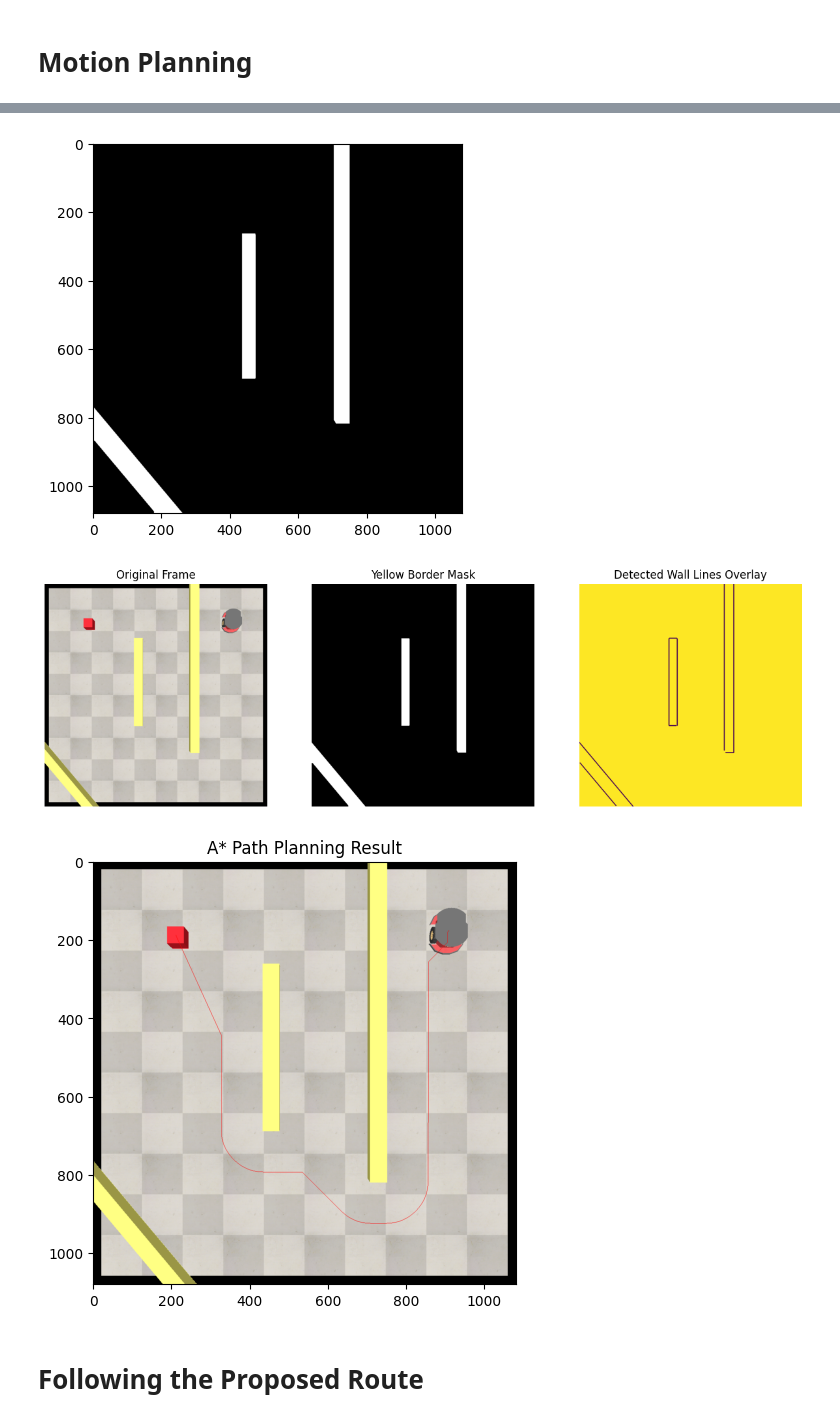
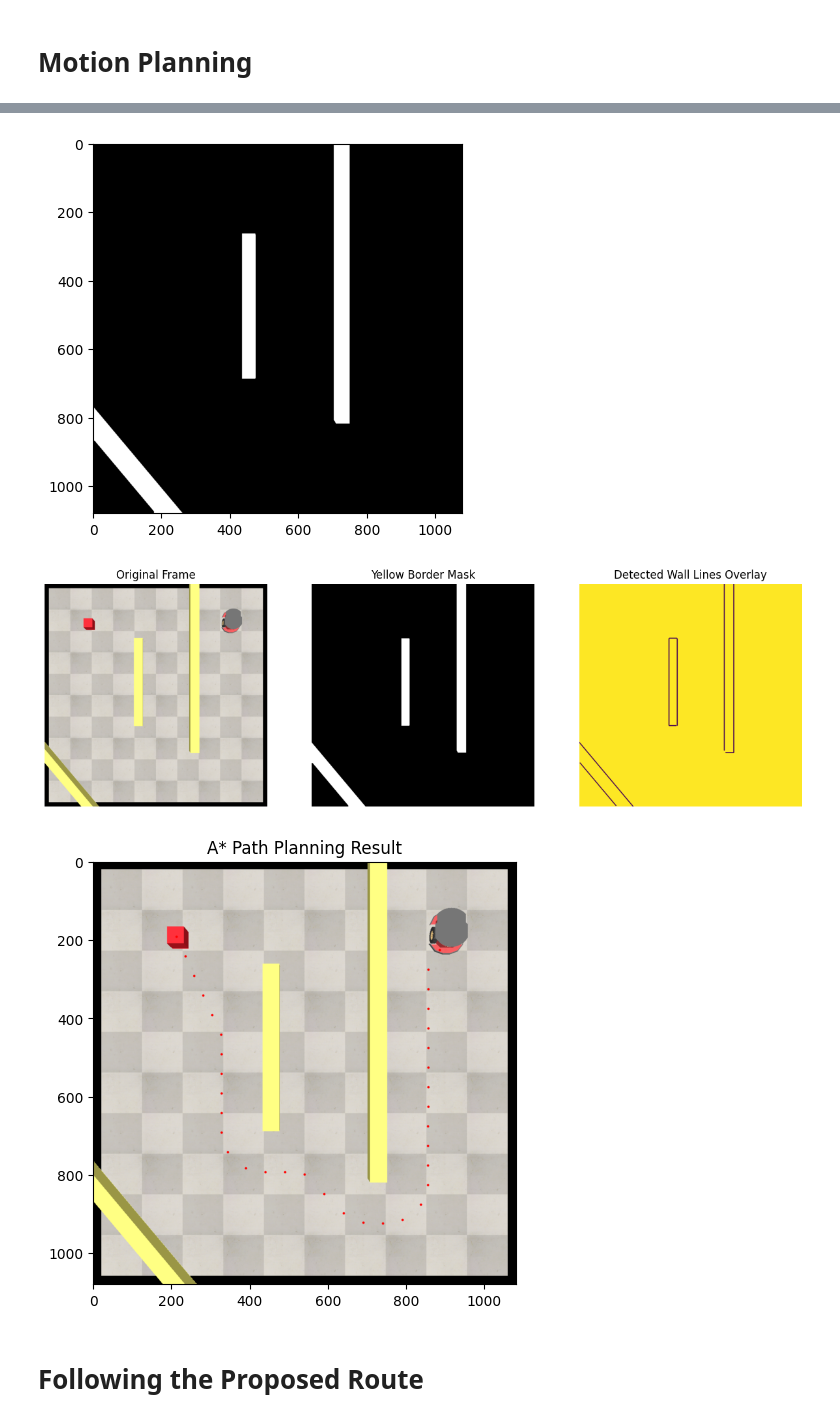
Before and after one commit to NicolasAraya932/MotionPlanning, a Jupyter notebook: motion.ipynb, the cells around one changed output, grey strips where cells are left out. Cells and saved outputs as stored; diff of their text form; code cells hidden in the pictures.

```diff
--- a/motion.ipynb
+++ b/motion.ipynb
@@ -283,11 +283,12 @@ def astar(grid, start, goal):
     return None  # No path found
 # %%
 sim.startSimulation()
-for _ in range(2):
+for _ in range(1):
     time.sleep(0.5)
 
     # 1. Grab image & segment
     frame, _, _ = camera.getFrame()
+    plt.imshow(frame)
     mask = segment_yellow_borders(frame)
 
     # 2. Extract straight wall segments in pixel coords
@@ -463,9 +464,16 @@ for _ in range(1):
     path = astar(inflated_grid, start, goal)
 
     if path:
-        # Visualización
+        path = path[::50]  # reduce path resolution
+
+    # Remove the first point if it's the robot's position
+    if path and path[0] == start:
+        path = path[1:]
+
+    if path:
+        # dibujar puntos con opencv
         for (y, x) in path:
-            cv2_frame[y, x] = (255, 0, 0)  # green path
+            cv2.circle(cv2_frame, (x, y), 3, (255, 0, 0), -1)
 
         plt.imshow(cv2_frame)
         plt.title('A* Path Planning Result')
@@ -481,6 +489,6 @@ Goal Position: [1.5249999999998587, -1.624999999999625, 0.18879008306876605]
 [figure]
 [figure]
-[figure, old version]
+[figure, new version]
 # %% [markdown]
 # Following the Proposed Route
 # %%
```
Also changed, not shown: parts of 4 cells of this notebook, 1 other file.
